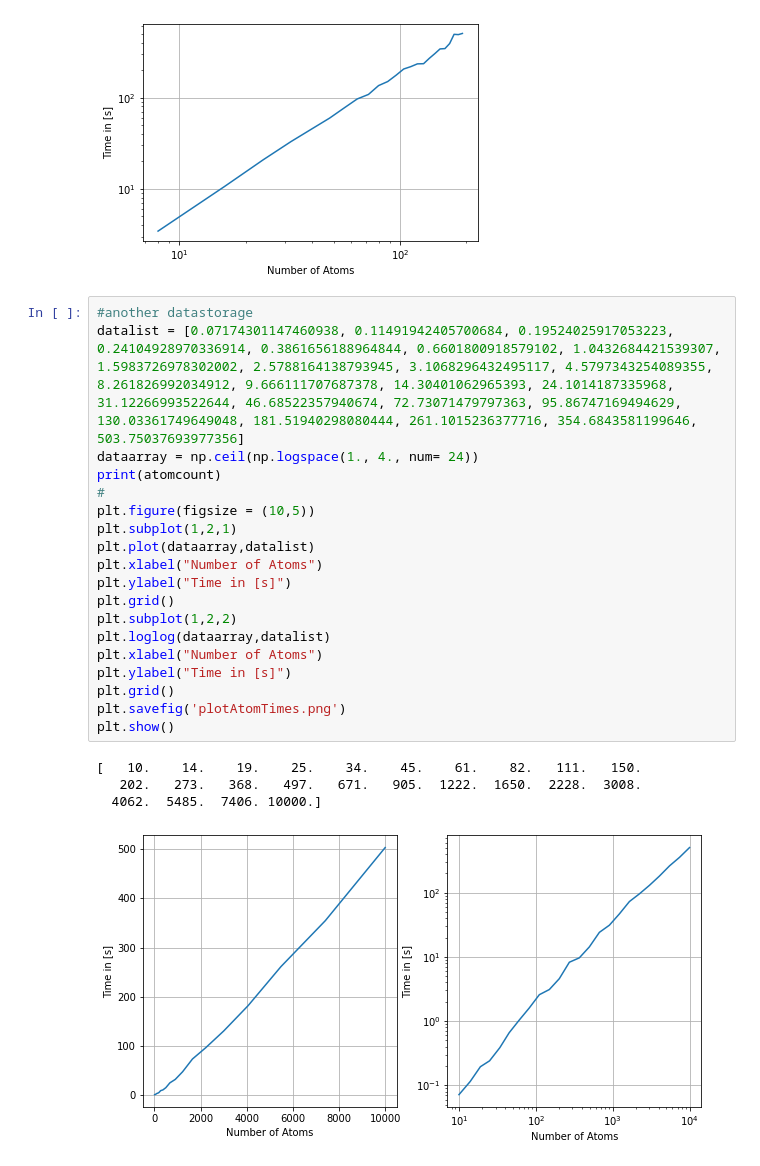
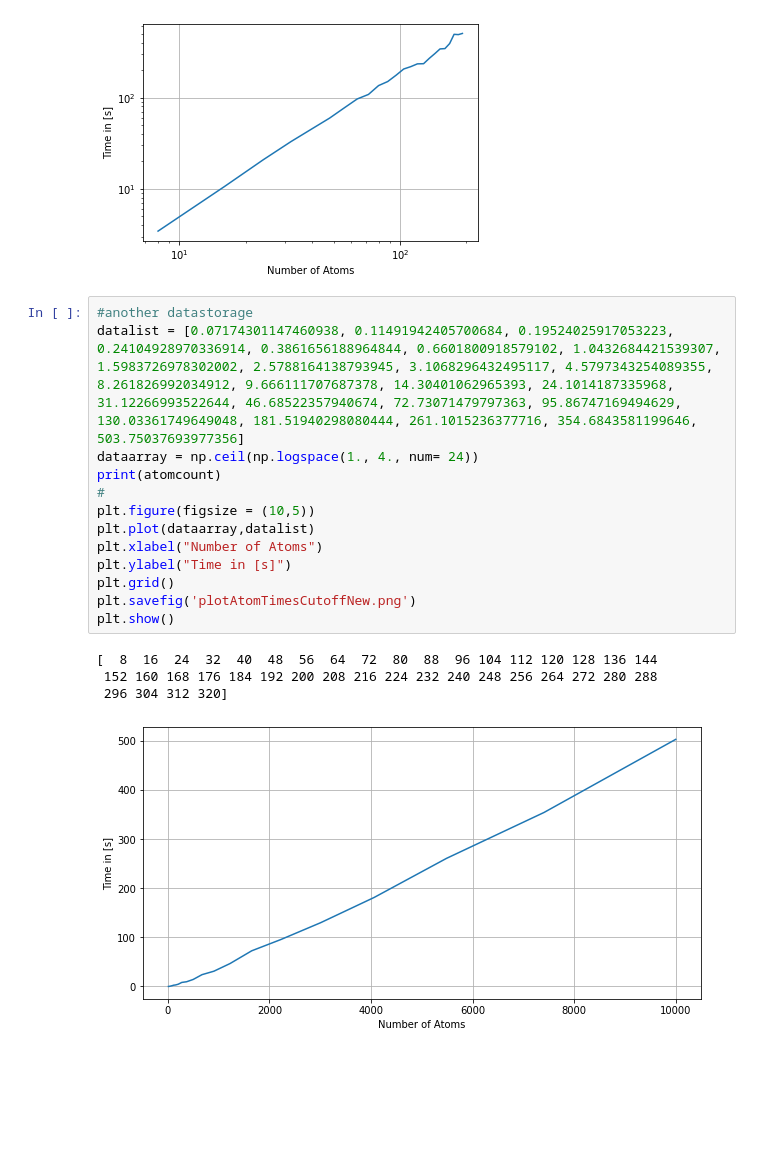
Before and after one commit to cmoser8892/MoleDymCode, a Jupyter notebook: AJupyter/M5DataGrapper.ipynb, the cells around one changed output. Saved outputs shown, nothing was run; the diff lists cells and outputs as text; blank space fills up the shorter version.

```diff
--- a/AJupyter/M5DataGrapper.ipynb
+++ b/AJupyter/M5DataGrapper.ipynb
@@ -145,24 +141,18 @@ plt.show()
 # %%
 #another datastorage
 datalist = [0.07174301147460938, 0.11491942405700684, 0.19524025917053223, 0.24104928970336914, 0.3861656188964844, 0.6601800918579102, 1.0432684421539307, 1.5983726978302002, 2.5788164138793945, 3.1068296432495117, 4.5797343254089355, 8.261826992034912, 9.666111707687378, 14.30401062965393, 24.1014187335968, 31.12266993522644, 46.68522357940674, 72.73071479797363, 95.86747169494629, 130.03361749649048, 181.51940298080444, 261.1015236377716, 354.6843581199646, 503.75037693977356]
 dataarray = np.ceil(np.logspace(1., 4., num= 24))
 print(atomcount)
 #
 plt.figure(figsize = (10,5))
-plt.subplot(1,2,1)
 plt.plot(dataarray,datalist)
 plt.xlabel("Number of Atoms")
 plt.ylabel("Time in [s]")
 plt.grid()
-plt.subplot(1,2,2)
-plt.loglog(dataarray,datalist)
-plt.xlabel("Number of Atoms")
-plt.ylabel("Time in [s]")
-plt.grid()
-plt.savefig('plotAtomTimes.png')
+plt.savefig('plotAtomTimesCutoffNew.png')
 plt.show()
 # %% [output]
-[   10.    14.    19.    25.    34.    45.    61.    82.   111.   150.
-   202.   273.   368.   497.   671.   905.  1222.  1650.  2228.  3008.
-  4062.  5485.  7406. 10000.]
+[  8  16  24  32  40  48  56  64  72  80  88  96 104 112 120 128 136 144
+ 152 160 168 176 184 192 200 208 216 224 232 240 248 256 264 272 280 288
+ 296 304 312 320]
-[figure, old version]
+[figure, new version]
```
Also changed, not shown: parts of 1 cell of this notebook, 7 other files.
